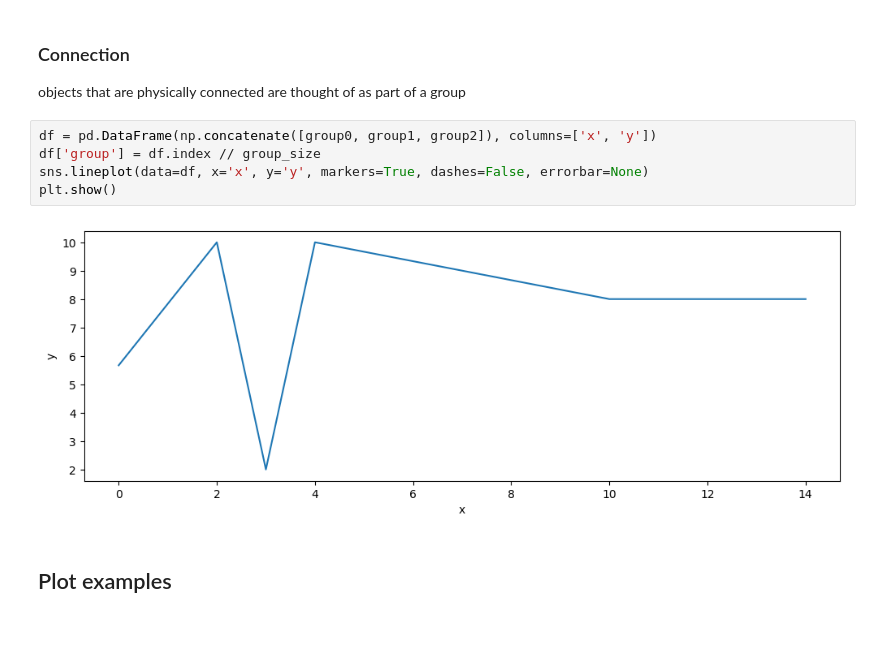
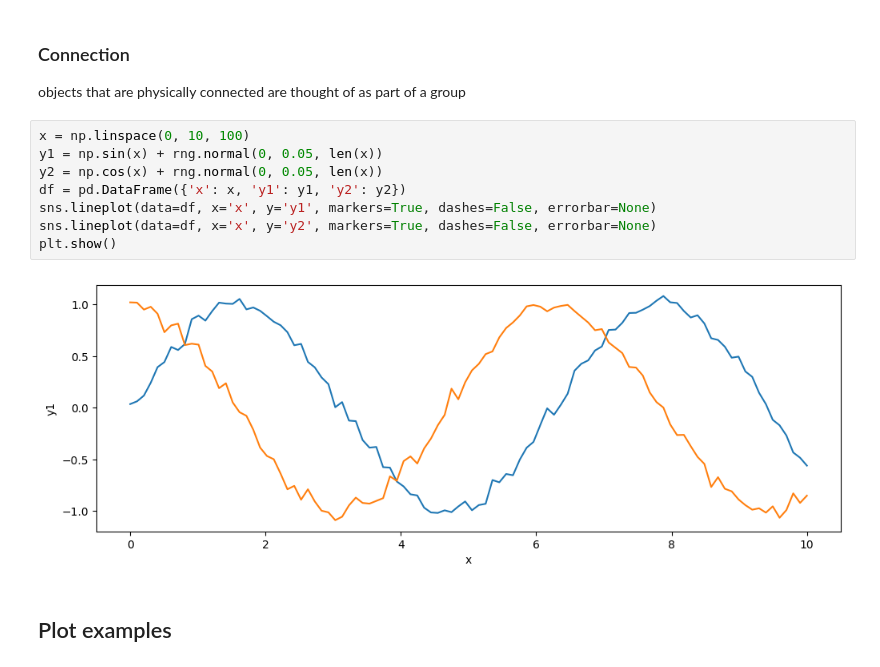
Before and after one commit to Jordanbarker/jordanbarker.github.io, a Jupyter notebook: notebook_library/data_visualization.ipynb, the cells around one changed output. Cells and saved outputs as stored; diff of their text form; blank space fills up the shorter version.

```diff
--- a/notebook_library/data_visualization.ipynb
+++ b/notebook_library/data_visualization.ipynb
@@ -84,13 +103,16 @@ plt.show()
 # %% [markdown]
 ### Connection
 objects that are physically connected are thought of as part of a group
-# %%
-df = pd.DataFrame(np.concatenate([group0, group1, group2]), columns=['x', 'y'])
-df['group'] = df.index // group_size
-sns.lineplot(data=df, x='x', y='y', markers=True, dashes=False, errorbar=None)
-plt.show()
-# %% [output]
-[figure, removed]
+# %%
+x = np.linspace(0, 10, 100)
+y1 = np.sin(x) + rng.normal(0, 0.05, len(x))
+y2 = np.cos(x) + rng.normal(0, 0.05, len(x))
+df = pd.DataFrame({'x': x, 'y1': y1, 'y2': y2})
+sns.lineplot(data=df, x='x', y='y1', markers=True, dashes=False, errorbar=None)
+sns.lineplot(data=df, x='x', y='y2', markers=True, dashes=False, errorbar=None)
+plt.show()
+# %% [output]
+[figure, added]
 # %% [markdown]
 ## Plot examples
 # %%
```
Also changed, not shown: parts of 12 cells of this notebook.
